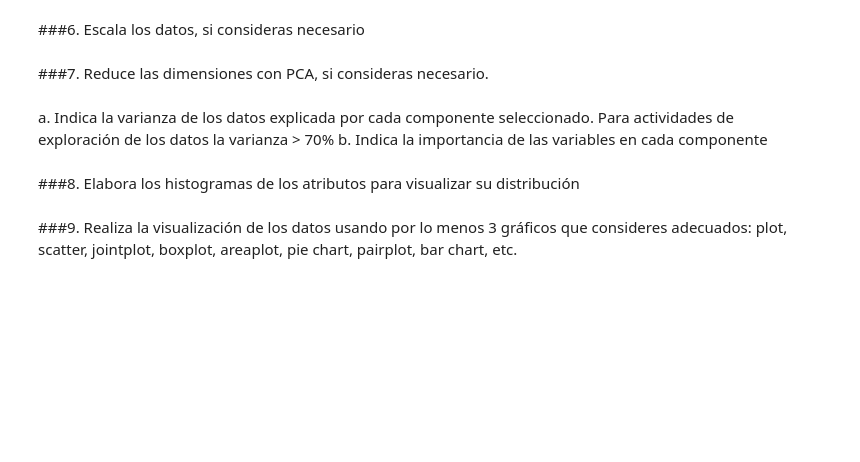
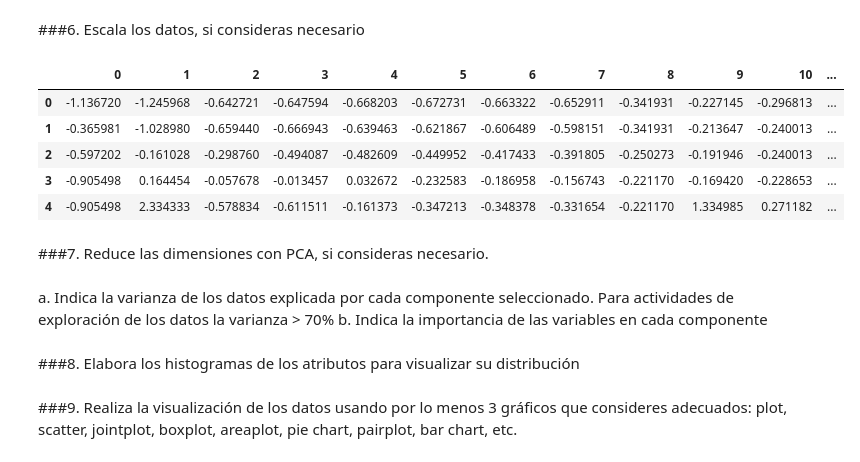
Before and after one commit to PosgradoMNA/actividades-de-aprendizaje-jeesperon, a Jupyter notebook: Act_Sem6_visualización_a01372413.ipynb, the cells around one changed output. Cells and saved outputs as stored; diff of their text form; code cells hidden in the pictures; blank space fills up the shorter version.

```diff
--- a/Act_Sem6_visualización_a01372413.ipynb
+++ b/Act_Sem6_visualización_a01372413.ipynb
@@ -188,5 +221,17 @@ df[['X18','X19','X20','X21','X22','X23']].describe()
 # %% [markdown]
 ###6. Escala los datos, si consideras necesario
+# %%
+scaler = preprocessing.StandardScaler().fit(numericas)
+df_numNORM = scaler.transform(numericas)
+df_numNORM = pd.DataFrame(df_numNORM)
+df_numNORM.head()
+# %% [output]
+|  | 0 | 1 | 2 | 3 | 4 | 5 | 6 | 7 | 8 | 9 | 10 | ... |
+| 0 | -1.136720 | -1.245968 | -0.642721 | -0.647594 | -0.668203 | -0.672731 | -0.663322 | -0.652911 | -0.341931 | -0.227145 | -0.296813 | ... |
+| 1 | -0.365981 | -1.028980 | -0.659440 | -0.666943 | -0.639463 | -0.621867 | -0.606489 | -0.598151 | -0.341931 | -0.213647 | -0.240013 | ... |
+| 2 | -0.597202 | -0.161028 | -0.298760 | -0.494087 | -0.482609 | -0.449952 | -0.417433 | -0.391805 | -0.250273 | -0.191946 | -0.240013 | ... |
+| 3 | -0.905498 | 0.164454 | -0.057678 | -0.013457 | 0.032672 | -0.232583 | -0.186958 | -0.156743 | -0.221170 | -0.169420 | -0.228653 | ... |
+| 4 | -0.905498 | 2.334333 | -0.578834 | -0.611511 | -0.161373 | -0.347213 | -0.348378 | -0.331654 | -0.221170 | 1.334985 | 0.271182 | ... |
 # %% [markdown]
 ###7. Reduce las dimensiones con PCA, si consideras necesario.
 # %% [markdown]
```
Also changed, not shown: parts of 6 cells of this notebook.
